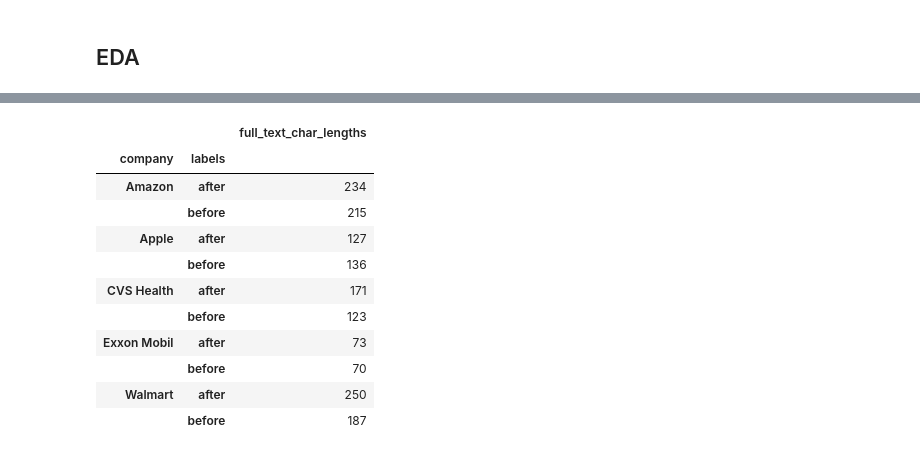
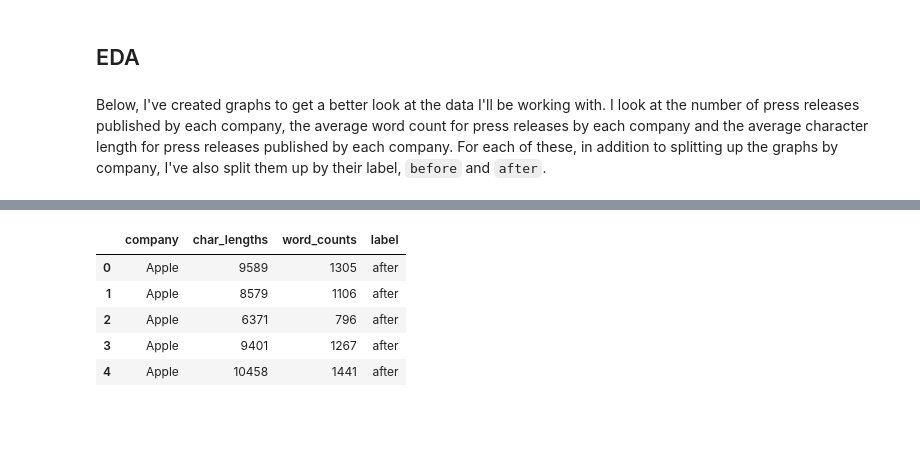
Before and after one commit to danielmberry/fortune-100-company-press-release-language-analysis, a Jupyter notebook: code/06-clean-explore-data.ipynb, the cells around one changed output, grey strips where cells are left out. Drawn from its saved outputs; the diff is of its cells as text; code cells hidden in the pictures; blank space fills up the shorter version.

```diff
--- a/code/06-clean-explore-data.ipynb
+++ b/code/06-clean-explore-data.ipynb
@@ -265,4 +269,6 @@ for file in tqdm(files):
     df.to_csv(f'../data/press_releases/{file}', index = False)
 # %% [markdown]
 ## EDA
+# %% [markdown]
+Below, I've created graphs to get a better look at the data I'll be working with. I look at the number of press releases published by each company, the average word count for press releases by each company and the average character length for press releases published by each company. For each of these, in addition to splitting up the graphs by company, I've also split them up by their label, `before` and `after`.
 # %%
@@ -281,35 +289,37 @@ full.head(3)
 | 1 | https://www.apple.com/newsroom/20... | Apple Women’s Health Study releas... | \n\n\n\n\n\n\n\n\n\n\n\n\n\n\n\n\... | <!DOCTYPE html>\n<html class="no-... | 2021-03-01 | Women’s Health Study releases pre... | 2021 | after |
 | 2 | https://www.apple.com/newsroom/20... | Apple TV+ announces programming p... | \n\n\n\n\n\n\n\n\n\n\n\n\n\n\n\n\... | <!DOCTYPE html>\n<html class="no-... | 2021-03-01 | TV+ announces programming partner... | 2021 | after |
 # %%
+# setting up a dataframe I can use to conduct some eda
+# with just the information I need
+
 eda = pd.DataFrame()
 
+# iterate through each row and assign the company name based on the link
 for row in range(len(full)):
     if 'www.apple.com' in full.loc[row, 'full_link']:
         eda.loc[row, 'company'] = 'Apple'
     elif 'www.cvshealth.com' in full.loc[row, 'full_link']:
         eda.loc[row, 'company'] = 'CVS Health'
     elif 'exxonmobil.com' in full.loc[row, 'full_link']:
         eda.loc[row, 'company'] = 'Exxon Mobil'
     elif 'walmart.com' in full.loc[row, 'full_link']:
         eda.loc[row, 'company'] = 'Walmart'
     elif 'press.aboutamazon.com' in full.loc[row, 'full_link']:
         eda.loc[row, 'company'] = 'Amazon'
 
-eda['full_text_char_lengths'] = full.full_text.map(lambda x: len(x))
-eda['labels'] = full.label
+eda['char_lengths'] = full.full_text.map(lambda x: len(x))
+eda['word_counts'] = full.full_text.map(lambda x: len(x.split()))
+eda['label'] = full.label
+eda.head()
+# %% [output]
+|  | company | char_lengths | word_counts | label |
+| 0 | Apple | 9589 | 1305 | after |
+| 1 | Apple | 8579 | 1106 | after |
+| 2 | Apple | 6371 | 796 | after |
+| 3 | Apple | 9401 | 1267 | after |
+| 4 | Apple | 10458 | 1441 | after |
 # %%
-# eda.groupby(by='company').mean()
-eda.groupby(by=['company','labels']).count()
+# splitting up the eda dataframe by label
+
+after = eda[eda.label == 'after']
+before = eda[eda.label == 'before']
-# %% [output]
-|  |  | full_text_char_lengths |
-| company | labels |  |
-| Amazon | after | 234 |
-|  | before | 215 |
-| Apple | after | 127 |
-|  | before | 136 |
-| CVS Health | after | 171 |
-|  | before | 123 |
-| Exxon Mobil | after | 73 |
-|  | before | 70 |
-| Walmart | after | 250 |
-|  | before | 187 |
```
Also changed, not shown: parts of 12 cells of this notebook.
